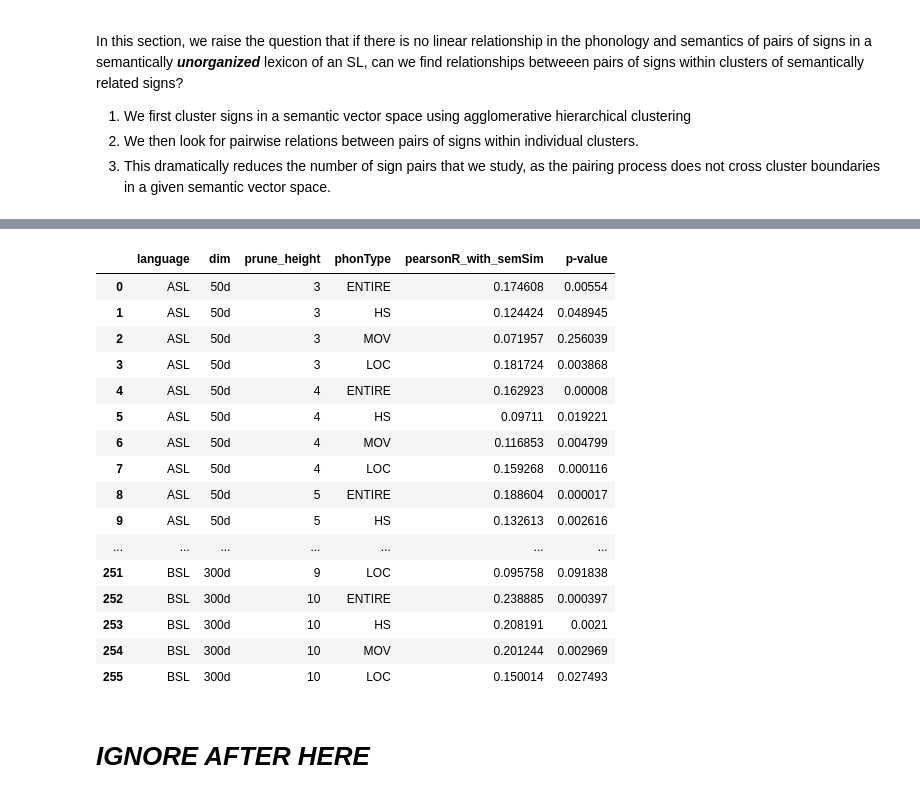
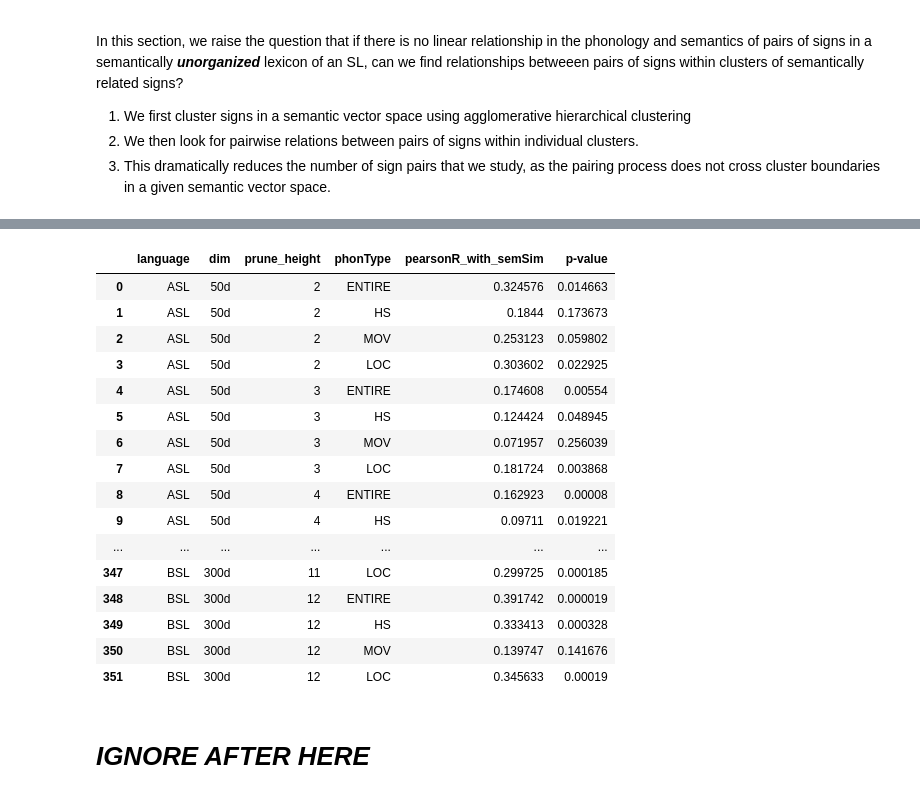
Before and after one commit to EmreHakguder/SL_VSMs, a Jupyter notebook: main.ipynb, the cells around one changed output, grey strips where cells are left out. Drawn from its saved outputs; the diff is of its cells as text; code cells hidden in the pictures.

```diff
--- a/main.ipynb
+++ b/main.ipynb
@@ -312,6 +312,9 @@ languages = ["ASL", "BSL"]
 dims = ["50d", "100d", "200d", "300d"]
 
 masterPath = "results/clustering/clusterIDs/"
+
+lowerBound = 2
+upperBound = 13
 
 for language in languages:
     for dim in dims:
@@ -327,7 +330,7 @@ for language in languages:
         for heit in clusterLabels.keys():
             height = int(heit.split("_")[1])
 
-            height_condition = 2<height<11
+            height_condition = (lowerBound-1)<height<(upperBound)
             #The range above is obtained from the silhouette scores.
             #All VSMs have the max silhouette score between heights 4 and 7.
             #So we only look at those VSMs where cluster validity is better:
@@ -342,5 +357,5 @@ print("\n\nCell executed.")
 # %%
 #Merging all cluster information into one dataframe and outputting to outPath
-outPath = "results/clustering/allClusters.csv"
+outPath = "results/clustering/allClusters.csv.gz"
 # %%
 #Takes about 30 minutes. Uncomment to run.
@@ -360,9 +393,6 @@ dims = ["50d",
        ]
 
 phonTypes = ["ENTIRE", "HS", "MOV", "LOC"]
-
-lowerBound = 3
-upperBound = 11
 heights = [i for i in range(lowerBound, upperBound)]
 
 
@@ -436,48 +453,46 @@ languages = ["ASL",
 
 dims = ["50d",
         "100d", "200d", "300d"
        ]
 
 phonTypes = ["ENTIRE", "HS", "MOV", "LOC"]
 
-lowerBound = 3
-upperBound = 11
 heights = [i for i in range(lowerBound, upperBound)]
 
 corrs = pd.DataFrame(columns=["language", "dim", "prune_height", "phonType", "pearsonR_with_semSim", "p-value"], index=range(len(languages)*len(dims)*len(heights)*len(phonTypes)))
 i = 0
 for (language, dim, heit) in product(languages, dims, heights):
     df = summed[(summed.language == language) & (summed.dim == dim) & (summed.height==heit)]
 
     for phonType in phonTypes:
         r, p = pearsonr(df["sem_cosineSim"], df[phonType+"_cosineSim"])
 
         corrs.iloc[i]["language"] = language
         corrs.iloc[i]["dim"] = dim
         corrs.iloc[i]["prune_height"] = heit
         corrs.iloc[i]["phonType"] = phonType
         corrs.iloc[i]["pearsonR_with_semSim"] = r
         corrs.iloc[i]["p-value"] = p
 
         i+=1
 
 corrs.to_csv("results/clustering/clustering_corr_coefs.csv", index=False)
 corrs
 # %% [output]
 |  | language | dim | prune_height | phonType | pearsonR_with_semSim | p-value |
-| 0 | ASL | 50d | 3 | ENTIRE | 0.174608 | 0.00554 |
-| 1 | ASL | 50d | 3 | HS | 0.124424 | 0.048945 |
-| 2 | ASL | 50d | 3 | MOV | 0.071957 | 0.256039 |
-| 3 | ASL | 50d | 3 | LOC | 0.181724 | 0.003868 |
-| 4 | ASL | 50d | 4 | ENTIRE | 0.162923 | 0.00008 |
-| 5 | ASL | 50d | 4 | HS | 0.09711 | 0.019221 |
-| 6 | ASL | 50d | 4 | MOV | 0.116853 | 0.004799 |
-| 7 | ASL | 50d | 4 | LOC | 0.159268 | 0.000116 |
-| 8 | ASL | 50d | 5 | ENTIRE | 0.188604 | 0.000017 |
-| 9 | ASL | 50d | 5 | HS | 0.132613 | 0.002616 |
+| 0 | ASL | 50d | 2 | ENTIRE | 0.324576 | 0.014663 |
+| 1 | ASL | 50d | 2 | HS | 0.1844 | 0.173673 |
+| 2 | ASL | 50d | 2 | MOV | 0.253123 | 0.059802 |
+| 3 | ASL | 50d | 2 | LOC | 0.303602 | 0.022925 |
+| 4 | ASL | 50d | 3 | ENTIRE | 0.174608 | 0.00554 |
+| 5 | ASL | 50d | 3 | HS | 0.124424 | 0.048945 |
+| 6 | ASL | 50d | 3 | MOV | 0.071957 | 0.256039 |
+| 7 | ASL | 50d | 3 | LOC | 0.181724 | 0.003868 |
+| 8 | ASL | 50d | 4 | ENTIRE | 0.162923 | 0.00008 |
+| 9 | ASL | 50d | 4 | HS | 0.09711 | 0.019221 |
 | ... | ... | ... | ... | ... | ... | ... |
-| 251 | BSL | 300d | 9 | LOC | 0.095758 | 0.091838 |
-| 252 | BSL | 300d | 10 | ENTIRE | 0.238885 | 0.000397 |
-| 253 | BSL | 300d | 10 | HS | 0.208191 | 0.0021 |
-| 254 | BSL | 300d | 10 | MOV | 0.201244 | 0.002969 |
-| 255 | BSL | 300d | 10 | LOC | 0.150014 | 0.027493 |
+| 347 | BSL | 300d | 11 | LOC | 0.299725 | 0.000185 |
+| 348 | BSL | 300d | 12 | ENTIRE | 0.391742 | 0.000019 |
+| 349 | BSL | 300d | 12 | HS | 0.333413 | 0.000328 |
+| 350 | BSL | 300d | 12 | MOV | 0.139747 | 0.141676 |
+| 351 | BSL | 300d | 12 | LOC | 0.345633 | 0.00019 |
```
Also changed, not shown: parts of 5 cells of this notebook, 30 other files.
